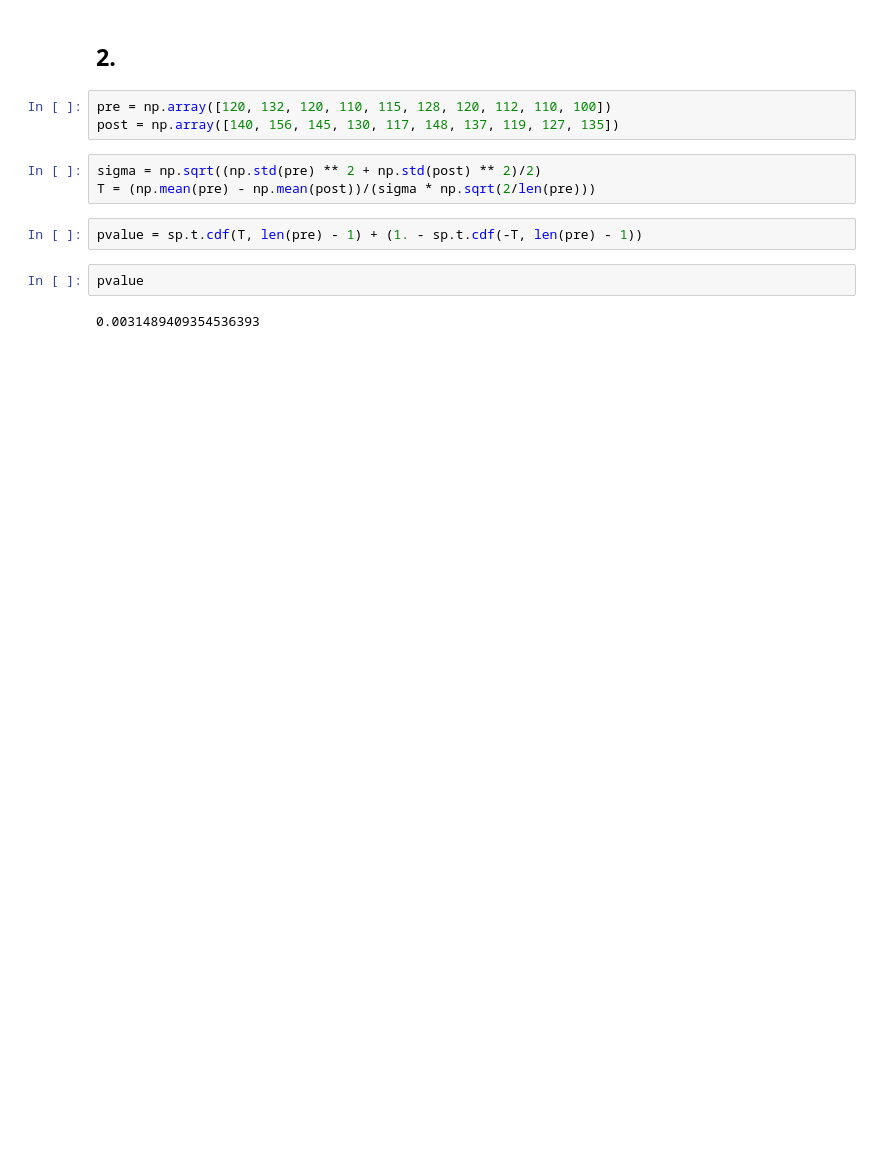
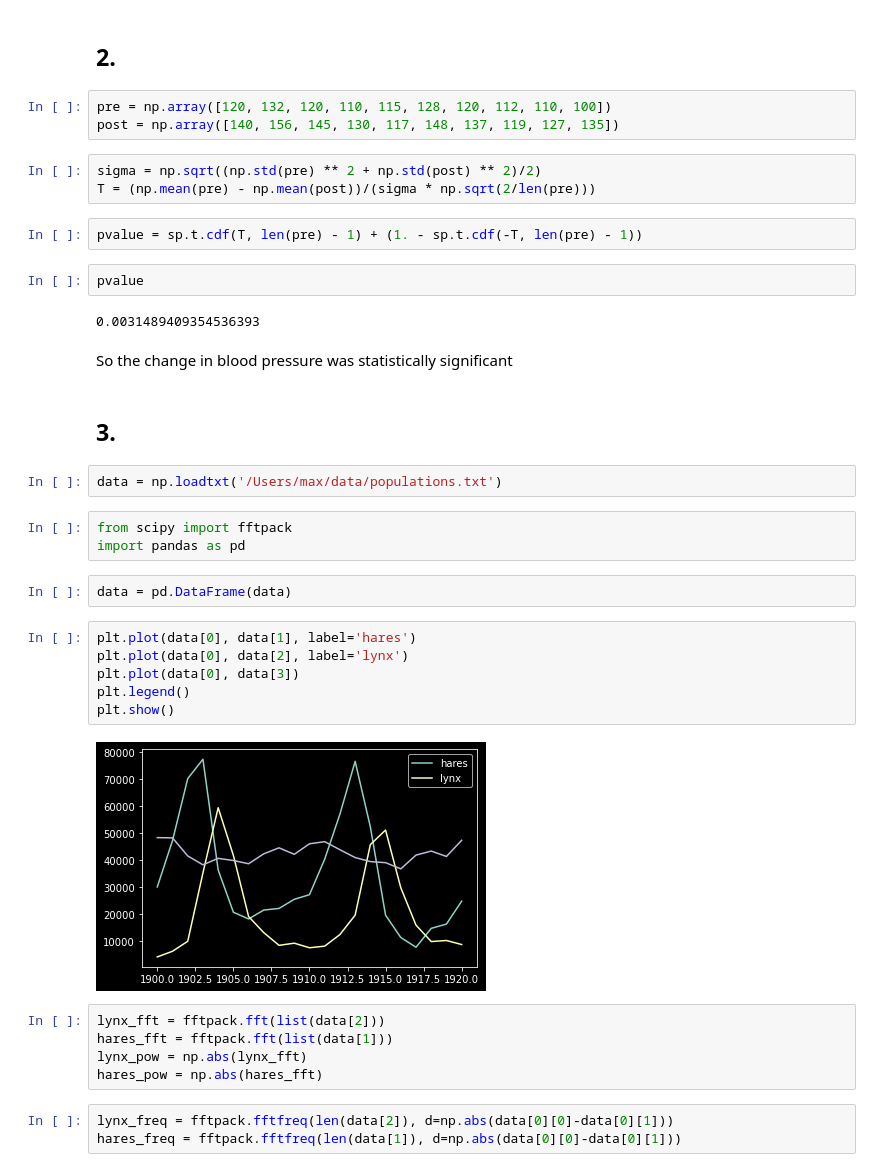
Before and after one commit to maxhoeth/LaboratoryOfComputationalPhysics_Y4, a Jupyter notebook: ex_09_maxhoeth.ipynb, the cells around one changed output. Saved outputs shown, nothing was run; the diff lists cells and outputs as text; blank space fills up the shorter version.

```diff
--- a/ex_09_maxhoeth.ipynb
+++ b/ex_09_maxhoeth.ipynb
@@ -45,3 +45,30 @@ pvalue = sp.t.cdf(T, len(pre) - 1) + (1. - sp.t.cdf(-T, len(pre) - 1))
 pvalue
 # %% [output]
 0.0031489409354536393
+# %% [markdown]
+So the change in blood pressure was statistically significant
+# %% [markdown]
+## 3.
+# %%
+data = np.loadtxt('/Users/max/data/populations.txt')
+# %%
+from scipy import fftpack
+import pandas as pd
+# %%
+data = pd.DataFrame(data)
+# %%
+plt.plot(data[0], data[1], label='hares')
+plt.plot(data[0], data[2], label='lynx')
+plt.plot(data[0], data[3])
+plt.legend()
+plt.show()
+# %% [output]
+[figure, added]
+# %%
+lynx_fft = fftpack.fft(list(data[2]))
+hares_fft = fftpack.fft(list(data[1]))
+lynx_pow = np.abs(lynx_fft)
+hares_pow = np.abs(hares_fft)
+# %%
+lynx_freq = fftpack.fftfreq(len(data[2]), d=np.abs(data[0][0]-data[0][1]))
+hares_freq = fftpack.fftfreq(len(data[1]), d=np.abs(data[0][0]-data[0][1]))
```
Also changed, not shown: parts of 18 cells of this notebook.
